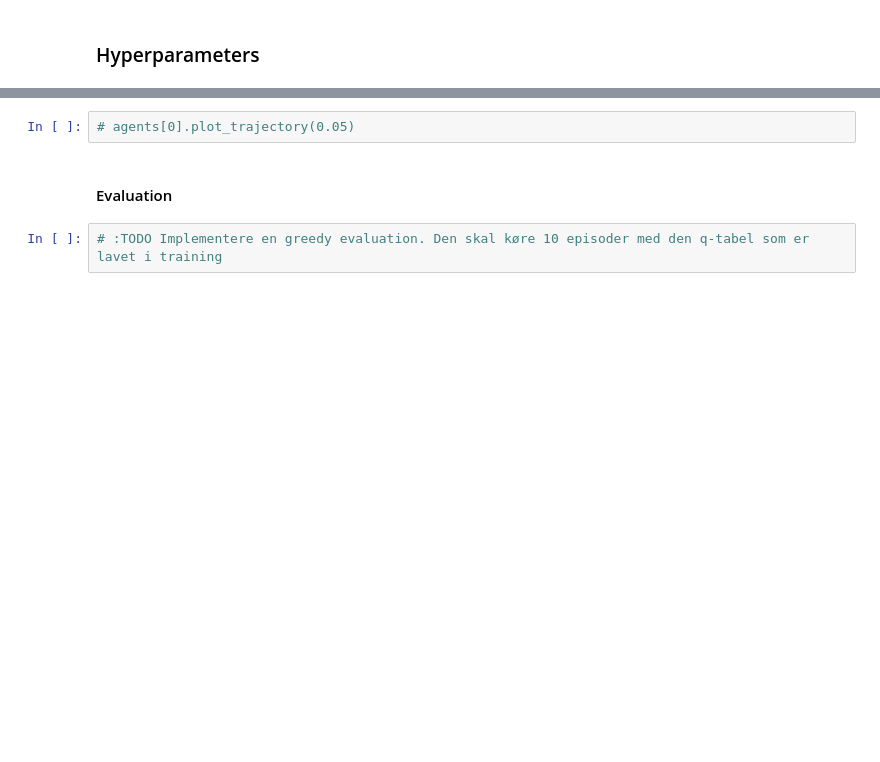
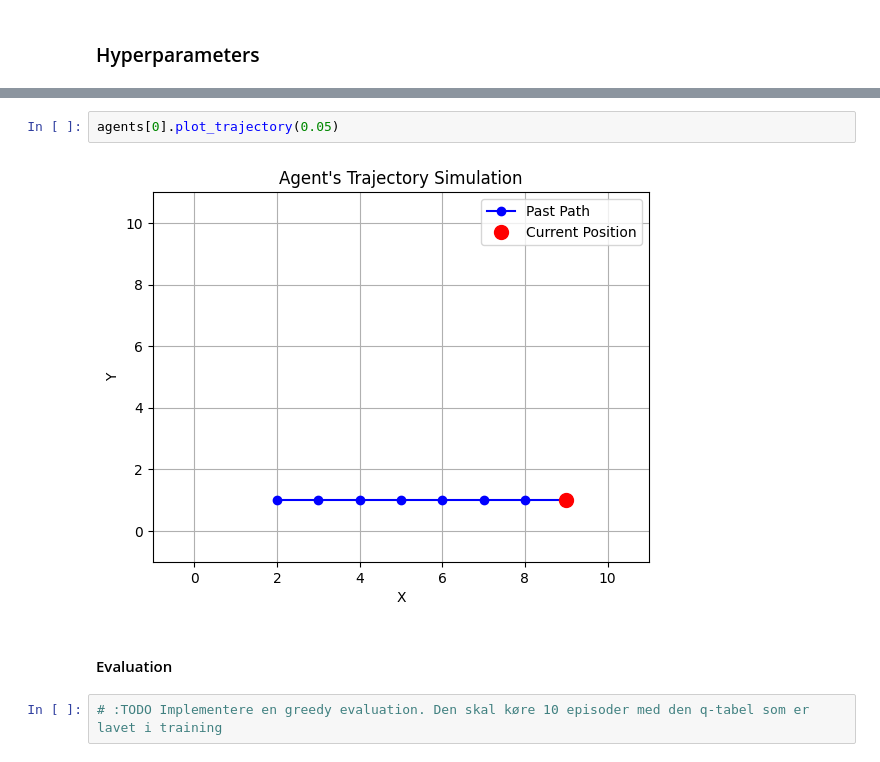
Before and after one commit to TheJoboReal/Bachelor, a Jupyter notebook: src/gym simple.ipynb, the cells around one changed output, grey strips where cells are left out. Cells and saved outputs as stored; diff of their text form; blank space fills up the shorter version.

```diff
--- a/src/gym simple.ipynb
+++ b/src/gym simple.ipynb
@@ -665,5 +727,7 @@ swarm.plot_info()
 # %%
-# agents[0].plot_trajectory(0.05)
+agents[0].plot_trajectory(0.05)
+# %% [output]
+[figure, added]
 # %% [markdown]
 #### Evaluation
 # %%
```
Also changed, not shown: parts of 8 cells of this notebook, 1 other file.
